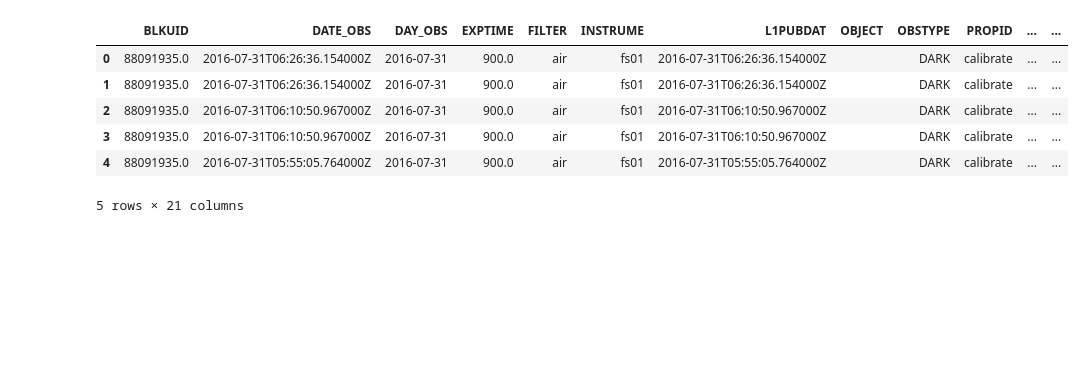
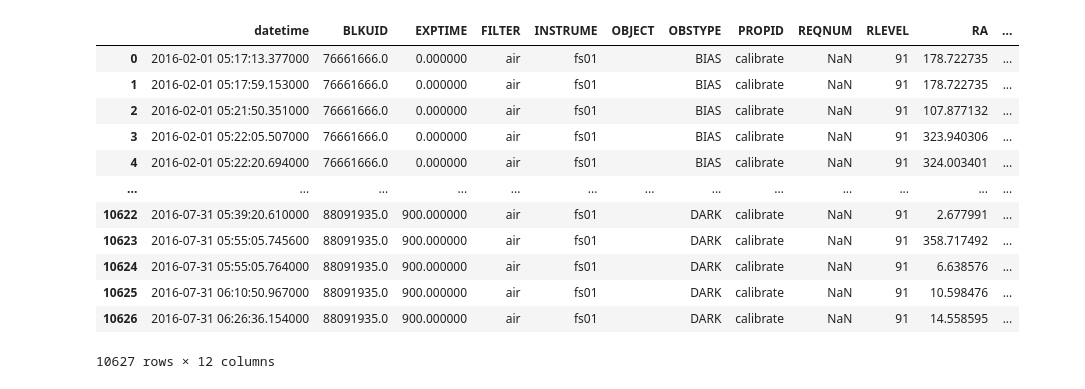
Before and after one commit to elliott-fogg/astronomical_archive_scrapers, a Jupyter notebook: View Data.ipynb, the cells around one changed output. Cells and saved outputs as stored; diff of their text form; code cells hidden in the pictures; blank space fills up the shorter version.

```diff
--- a/View Data.ipynb
+++ b/View Data.ipynb
@@ -12,0 +55,2 @@ df = pandas.read_json(data)
+# %%
+df, bl, raw = gd.setup(return_raw=True)
@@ -13,10 +67,16 @@ df = pandas.read_json(data)
 # %%
-df.head()
+df
 # %% [output]
-|  | BLKUID | DATE_OBS | DAY_OBS | EXPTIME | FILTER | INSTRUME | L1PUBDAT | OBJECT | OBSTYPE | PROPID | ... | ... |
-| 0 | 88091935.0 | 2016-07-31T06:26:36.154000Z | 2016-07-31 | 900.0 | air | fs01 | 2016-07-31T06:26:36.154000Z |  | DARK | calibrate | ... | ... |
-| 1 | 88091935.0 | 2016-07-31T06:26:36.154000Z | 2016-07-31 | 900.0 | air | fs01 | 2016-07-31T06:26:36.154000Z |  | DARK | calibrate | ... | ... |
-| 2 | 88091935.0 | 2016-07-31T06:10:50.967000Z | 2016-07-31 | 900.0 | air | fs01 | 2016-07-31T06:10:50.967000Z |  | DARK | calibrate | ... | ... |
-| 3 | 88091935.0 | 2016-07-31T06:10:50.967000Z | 2016-07-31 | 900.0 | air | fs01 | 2016-07-31T06:10:50.967000Z |  | DARK | calibrate | ... | ... |
-| 4 | 88091935.0 | 2016-07-31T05:55:05.764000Z | 2016-07-31 | 900.0 | air | fs01 | 2016-07-31T05:55:05.764000Z |  | DARK | calibrate | ... | ... |
+|  | datetime | BLKUID | EXPTIME | FILTER | INSTRUME | OBJECT | OBSTYPE | PROPID | REQNUM | RLEVEL | RA | ... |
+| 0 | 2016-02-01 05:17:13.377000 | 76661666.0 | 0.000000 | air | fs01 |  | BIAS | calibrate | NaN | 91 | 178.722735 | ... |
+| 1 | 2016-02-01 05:17:59.153000 | 76661666.0 | 0.000000 | air | fs01 |  | BIAS | calibrate | NaN | 91 | 178.722735 | ... |
+| 2 | 2016-02-01 05:21:50.351000 | 76661666.0 | 0.000000 | air | fs01 |  | BIAS | calibrate | NaN | 91 | 107.877132 | ... |
+| 3 | 2016-02-01 05:22:05.507000 | 76661666.0 | 0.000000 | air | fs01 |  | BIAS | calibrate | NaN | 91 | 323.940306 | ... |
+| 4 | 2016-02-01 05:22:20.694000 | 76661666.0 | 0.000000 | air | fs01 |  | BIAS | calibrate | NaN | 91 | 324.003401 | ... |
+| ... | ... | ... | ... | ... | ... | ... | ... | ... | ... | ... | ... | ... |
+| 10622 | 2016-07-31 05:39:20.610000 | 88091935.0 | 900.000000 | air | fs01 |  | DARK | calibrate | NaN | 91 | 2.677991 | ... |
+| 10623 | 2016-07-31 05:55:05.745600 | 88091935.0 | 900.000000 | air | fs01 |  | DARK | calibrate | NaN | 91 | 358.717492 | ... |
+| 10624 | 2016-07-31 05:55:05.764000 | 88091935.0 | 900.000000 | air | fs01 |  | DARK | calibrate | NaN | 91 | 6.638576 | ... |
+| 10625 | 2016-07-31 06:10:50.967000 | 88091935.0 | 900.000000 | air | fs01 |  | DARK | calibrate | NaN | 91 | 10.598476 | ... |
+| 10626 | 2016-07-31 06:26:36.154000 | 88091935.0 | 900.000000 | air | fs01 |  | DARK | calibrate | NaN | 91 | 14.558595 | ... |
-5 rows × 21 columns
+10627 rows × 12 columns
```
Also changed, not shown: parts of 13 cells of this notebook, 7 other files.
